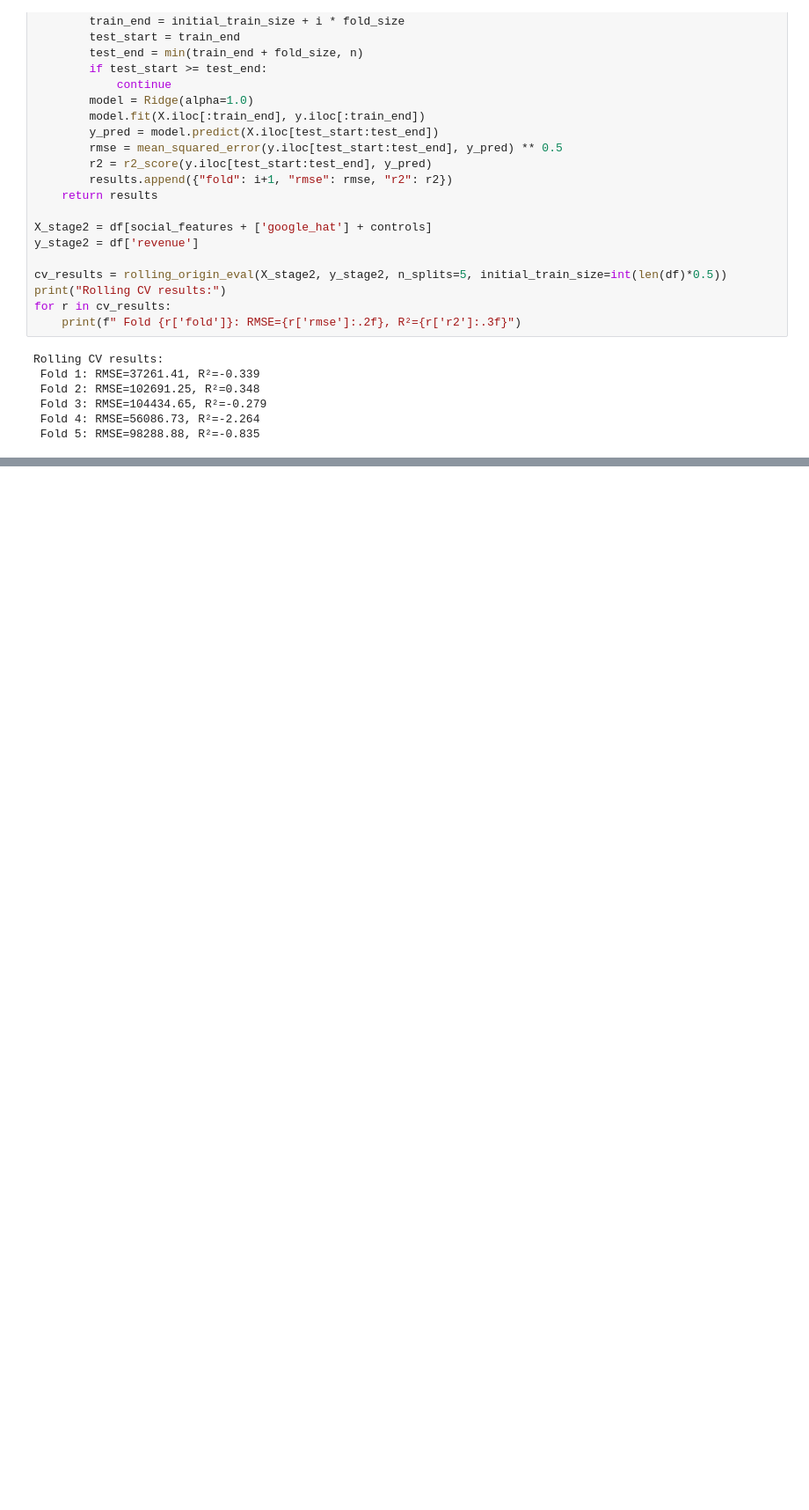
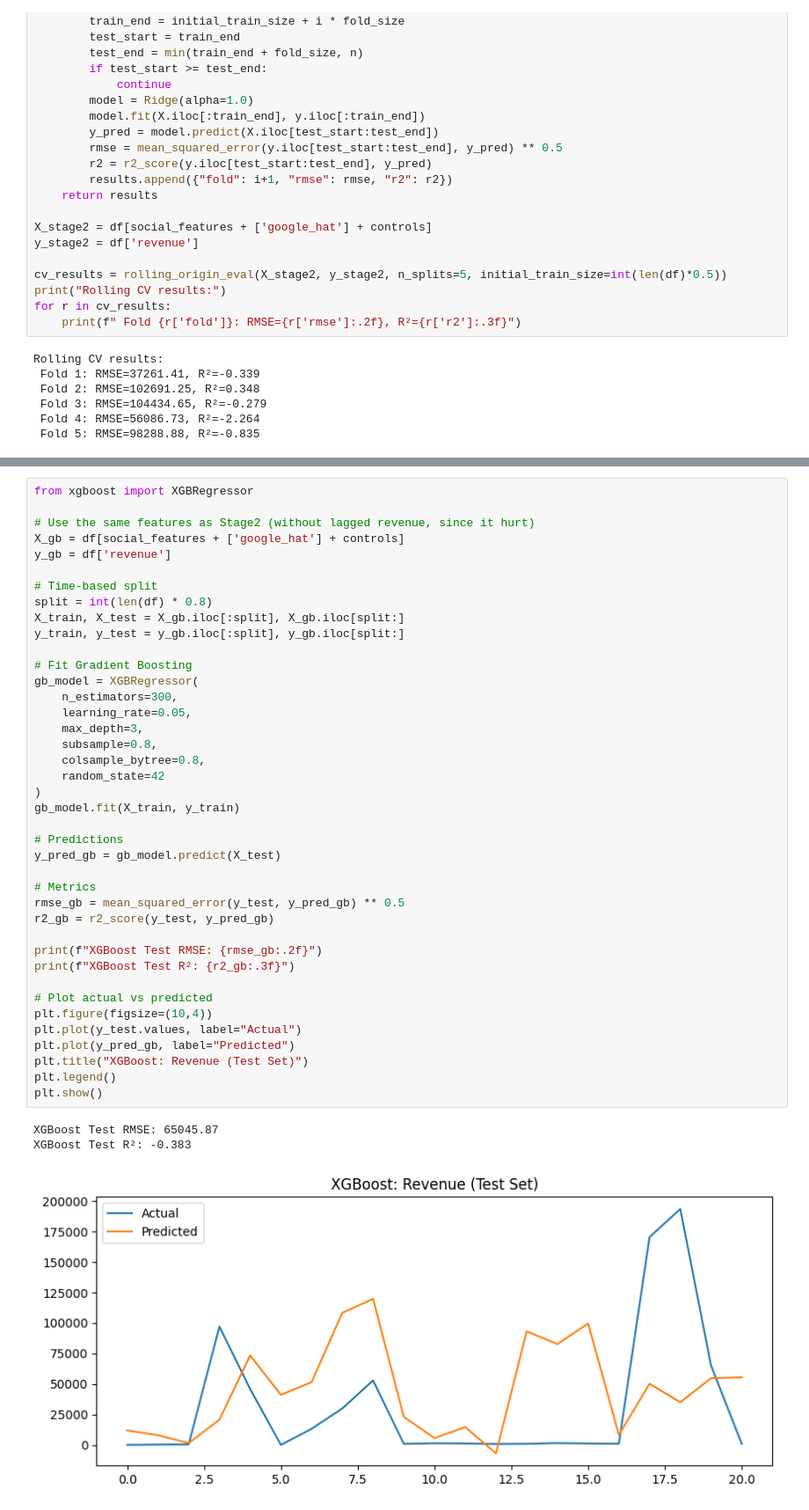
Before and after one commit to ddekshina/MMM-Assessment, a Jupyter notebook: notebooks/01_load_inspect.ipynb, the cells around one changed output, grey strips where cells are left out. Shown at 88% size. Saved outputs shown, nothing was run; the diff lists cells and outputs as text; blank space fills up the shorter version.

Commit message:
xgboost+shap

```diff
--- a/notebooks/01_load_inspect.ipynb
+++ b/notebooks/01_load_inspect.ipynb
@@ -356,0 +424,44 @@ Rolling CV results:
+# %%
+from xgboost import XGBRegressor
+
+# Use the same features as Stage2 (without lagged revenue, since it hurt)
+X_gb = df[social_features + ['google_hat'] + controls]
+y_gb = df['revenue']
+
+# Time-based split
+split = int(len(df) * 0.8)
+X_train, X_test = X_gb.iloc[:split], X_gb.iloc[split:]
+y_train, y_test = y_gb.iloc[:split], y_gb.iloc[split:]
+
+# Fit Gradient Boosting
+gb_model = XGBRegressor(
+    n_estimators=300,
+    learning_rate=0.05,
+    max_depth=3,
+    subsample=0.8,
+    colsample_bytree=0.8,
+    random_state=42
+)
+gb_model.fit(X_train, y_train)
+
+# Predictions
+y_pred_gb = gb_model.predict(X_test)
+
+# Metrics
+rmse_gb = mean_squared_error(y_test, y_pred_gb) ** 0.5
+r2_gb = r2_score(y_test, y_pred_gb)
+
+print(f"XGBoost Test RMSE: {rmse_gb:.2f}")
+print(f"XGBoost Test R²: {r2_gb:.3f}")
+
+# Plot actual vs predicted
+plt.figure(figsize=(10,4))
+plt.plot(y_test.values, label="Actual")
+plt.plot(y_pred_gb, label="Predicted")
+plt.title("XGBoost: Revenue (Test Set)")
+plt.legend()
+plt.show()
+# %% [output]
+XGBoost Test RMSE: 65045.87
+XGBoost Test R²: -0.383
+[figure, added]
```
Also changed, not shown: parts of 3 cells of this notebook, 1 other file.
